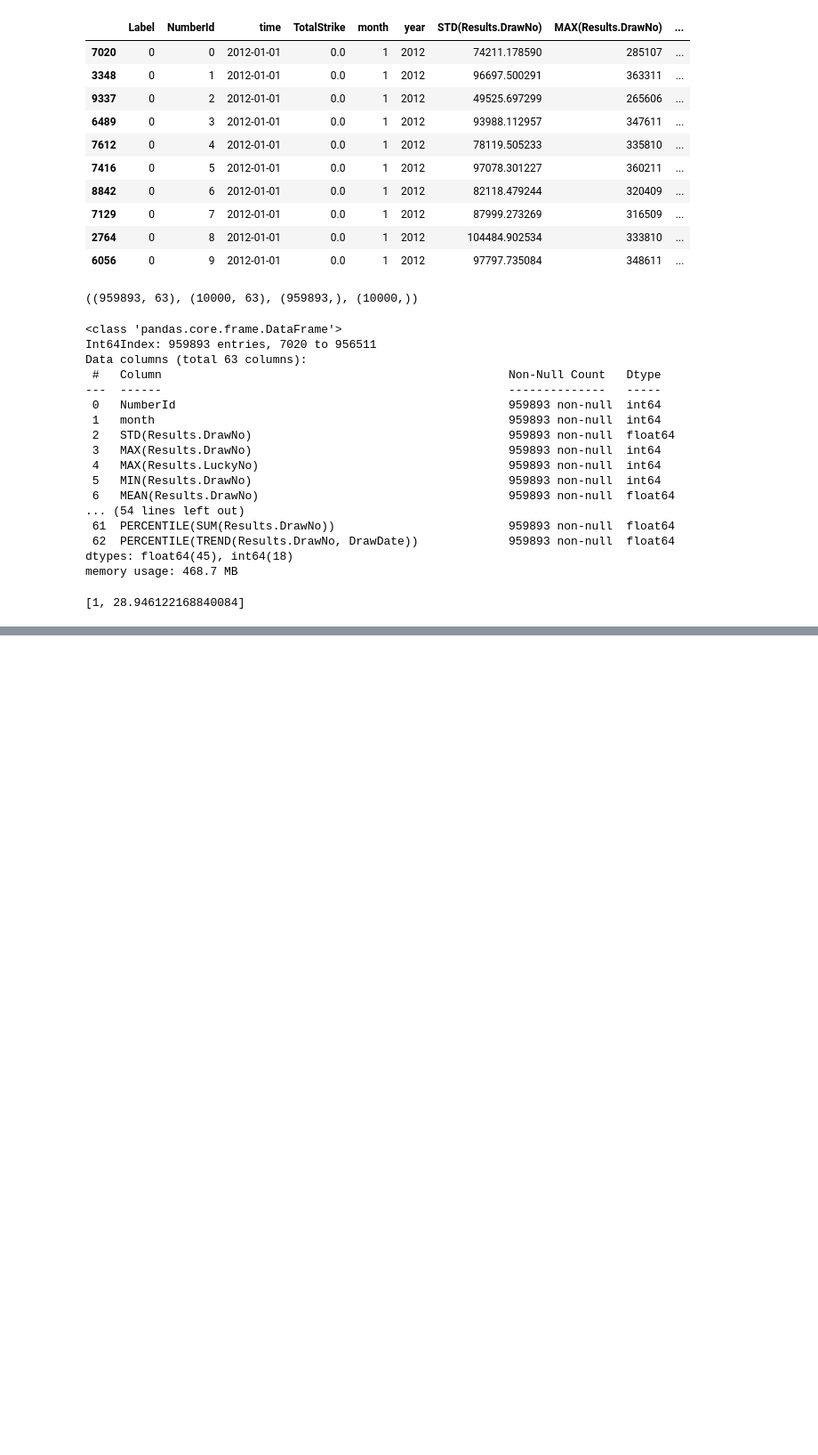
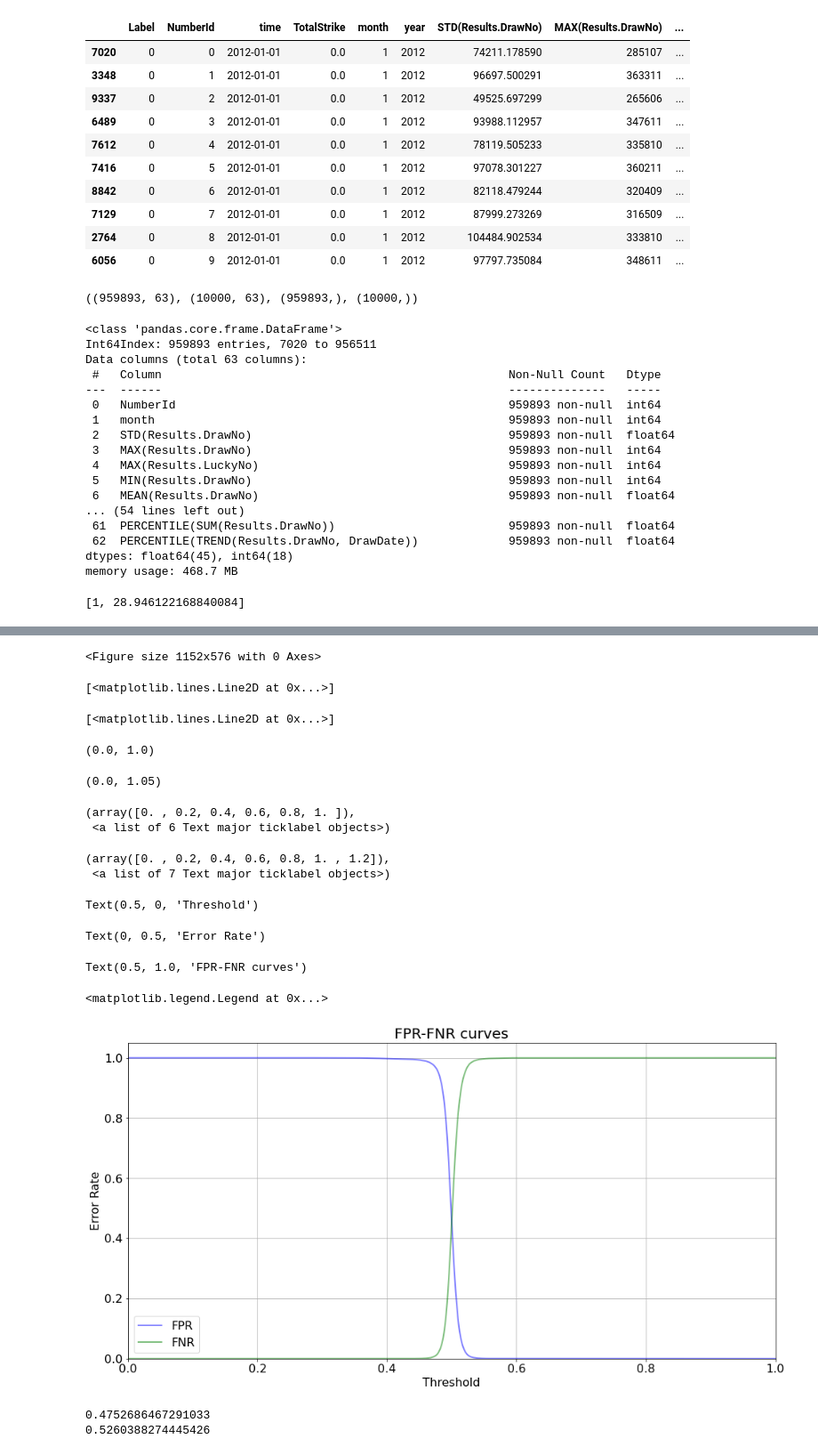
Before and after one commit to mengwangk/dl-projects, a Jupyter notebook: 04_14_gbdt_01.ipynb, the cells around one changed output, grey strips where cells are left out. Shown at 89% size. Drawn from its saved outputs; the diff is of its cells as text; code cells hidden in the pictures; blank space fills up the shorter version.

```diff
--- a/04_14_gbdt_01.ipynb
+++ b/04_14_gbdt_01.ipynb
@@ -358,3 +396,51 @@ Shrink model to first 55 iterations.
+# %%
+from catboost.utils import get_fpr_curve
+from catboost.utils import get_fnr_curve
+
+(thresholds, fpr) = get_fpr_curve(curve=curve)
+(thresholds, fnr) = get_fnr_curve(curve=curve)
+# %%
+plt.figure(figsize=(16, 8))
+lw = 2
+
+plt.plot(thresholds, fpr, color='blue', lw=lw, label='FPR', alpha=0.5)
+plt.plot(thresholds, fnr, color='green', lw=lw, label='FNR', alpha=0.5)
+
+plt.xlim([0.0, 1.0])
+plt.ylim([0.0, 1.05])
+plt.xticks(fontsize=16)
+plt.yticks(fontsize=16)
+plt.grid(True)
+plt.xlabel('Threshold', fontsize=16)
+plt.ylabel('Error Rate', fontsize=16)
+plt.title('FPR-FNR curves', fontsize=20)
+plt.legend(loc="lower left", fontsize=16)
+plt.show()
+# %% [output]
+<Figure size 1152x576 with 0 Axes>
+[<matplotlib.lines.Line2D at 0x...>]
+[<matplotlib.lines.Line2D at 0x...>]
+(0.0, 1.0)
+(0.0, 1.05)
+(array([0. , 0.2, 0.4, 0.6, 0.8, 1. ]),
+ <a list of 6 Text major ticklabel objects>)
+(array([0. , 0.2, 0.4, 0.6, 0.8, 1. , 1.2]),
+ <a list of 7 Text major ticklabel objects>)
+Text(0.5, 0, 'Threshold')
+Text(0, 0.5, 'Error Rate')
+Text(0.5, 1.0, 'FPR-FNR curves')
+<matplotlib.legend.Legend at 0x...>
+[figure, added]
+# %%
+from catboost.utils import select_threshold
+
+fnr_threshold = select_threshold(model=model, data=eval_pool, FNR=0.01)
+fpr_threshold = select_threshold(model=model, data=eval_pool, FPR=0.01)
+print(fnr_threshold)
+print(fpr_threshold)
+# %% [output]
+0.4752686467291033
+0.5260388274445426
 # %%
 probas = model.predict_proba(data=X_validation)[:,1]
 preds = model.predict(data=X_validation)
```
Also changed, not shown: parts of 8 cells of this notebook.
